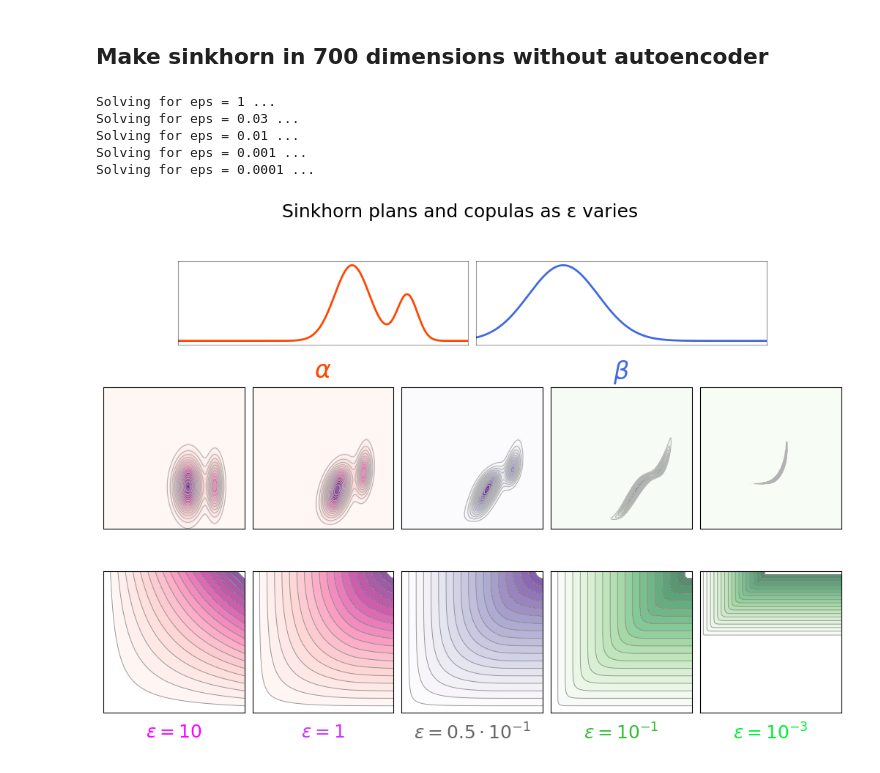
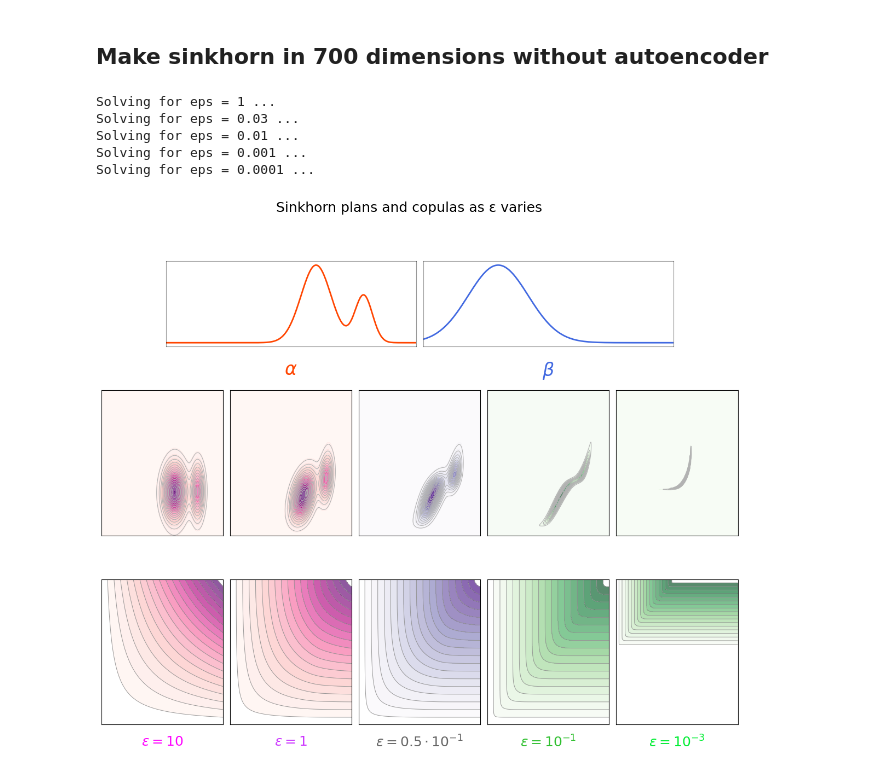
Before and after one commit to erenchaglarr/Optimal-Transport, a Jupyter notebook: notebooks/frfr.ipynb, the cells around one changed output. Saved outputs shown, nothing was run; the diff lists cells and outputs as text; code cells hidden in the pictures.

```diff
--- a/notebooks/frfr.ipynb
+++ b/notebooks/frfr.ipynb
@@ -343,7 +343,7 @@ def discrete_copula(P):
 
 
 def plot_figure(x, alpha, beta, a, b, plans):
-    fig = plt.figure(figsize=(13, 8))
+    fig = plt.figure(figsize=(15, 11))
     gs = GridSpec(
         3, 10, figure=fig,
         height_ratios=[1.0, 1.7, 1.7],
@@ -438,31 +438,31 @@ def main():
 
     X, Y = np.meshgrid(x, x, indexing="ij")
     C = (X - Y) ** 2
 
     # Order chosen to match the labels in the original figure
     eps_list = [1, 0.03, 0.01, 0.001, 1e-4]
 
     plans = []
     for eps in eps_list:
         print(f"Solving for eps = {eps} ...")
         P = sinkhorn_plain_eps_scaling(
             a, b, C,
             target_eps=eps,
             n_stages=8,
             max_iters_stage=1000,
             tol=1e-10
         )
         plans.append(P)
 
     plot_figure(x, alpha, beta, a, b, plans)
 
 
 if __name__ == "__main__":
     main()
 # %% [output]
 Solving for eps = 1 ...
 Solving for eps = 0.03 ...
 Solving for eps = 0.01 ...
 Solving for eps = 0.001 ...
 Solving for eps = 0.0001 ...
-[figure, old version]
+[figure, new version]
```
Also changed, not shown: parts of 3 cells of this notebook, 8 other files.
